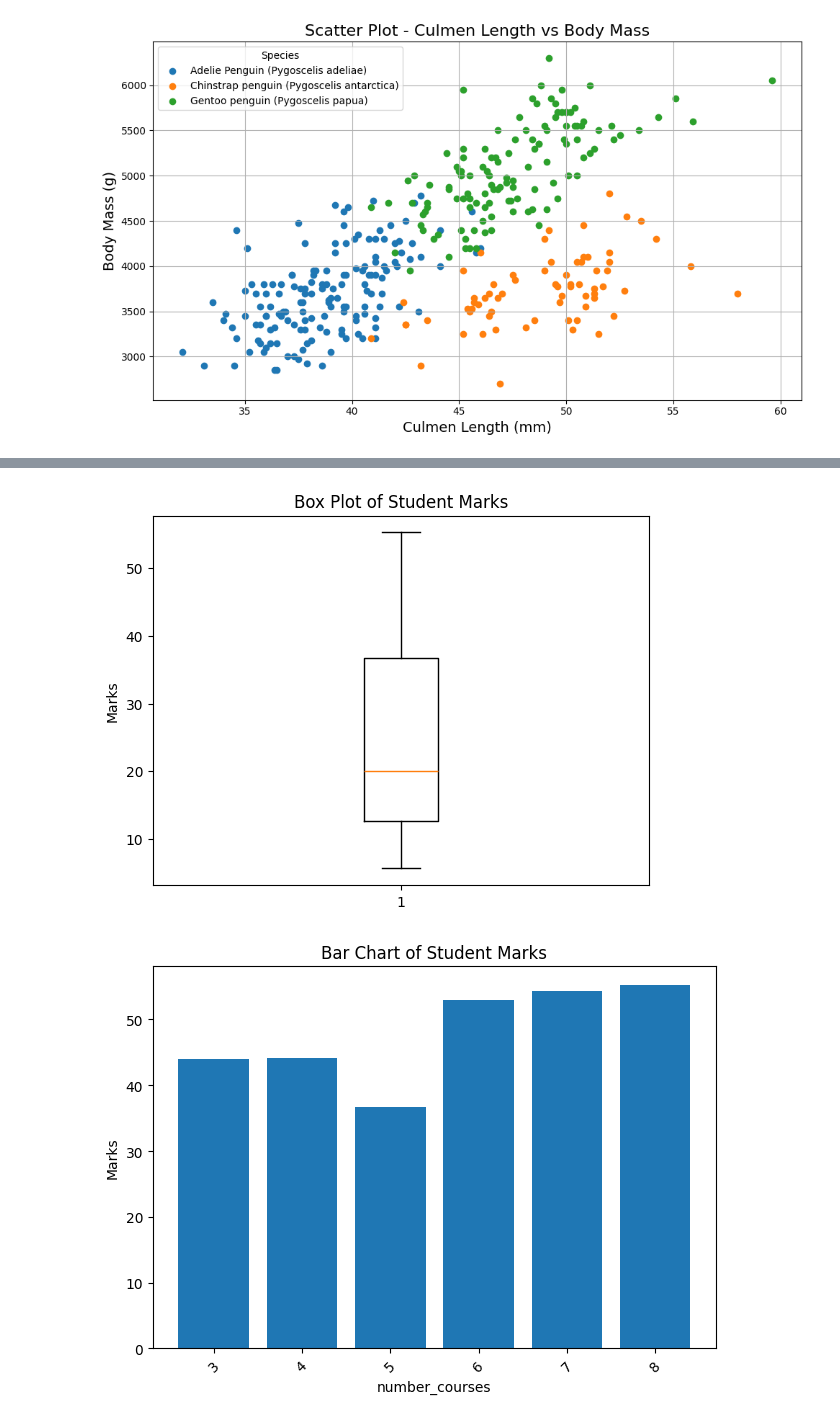
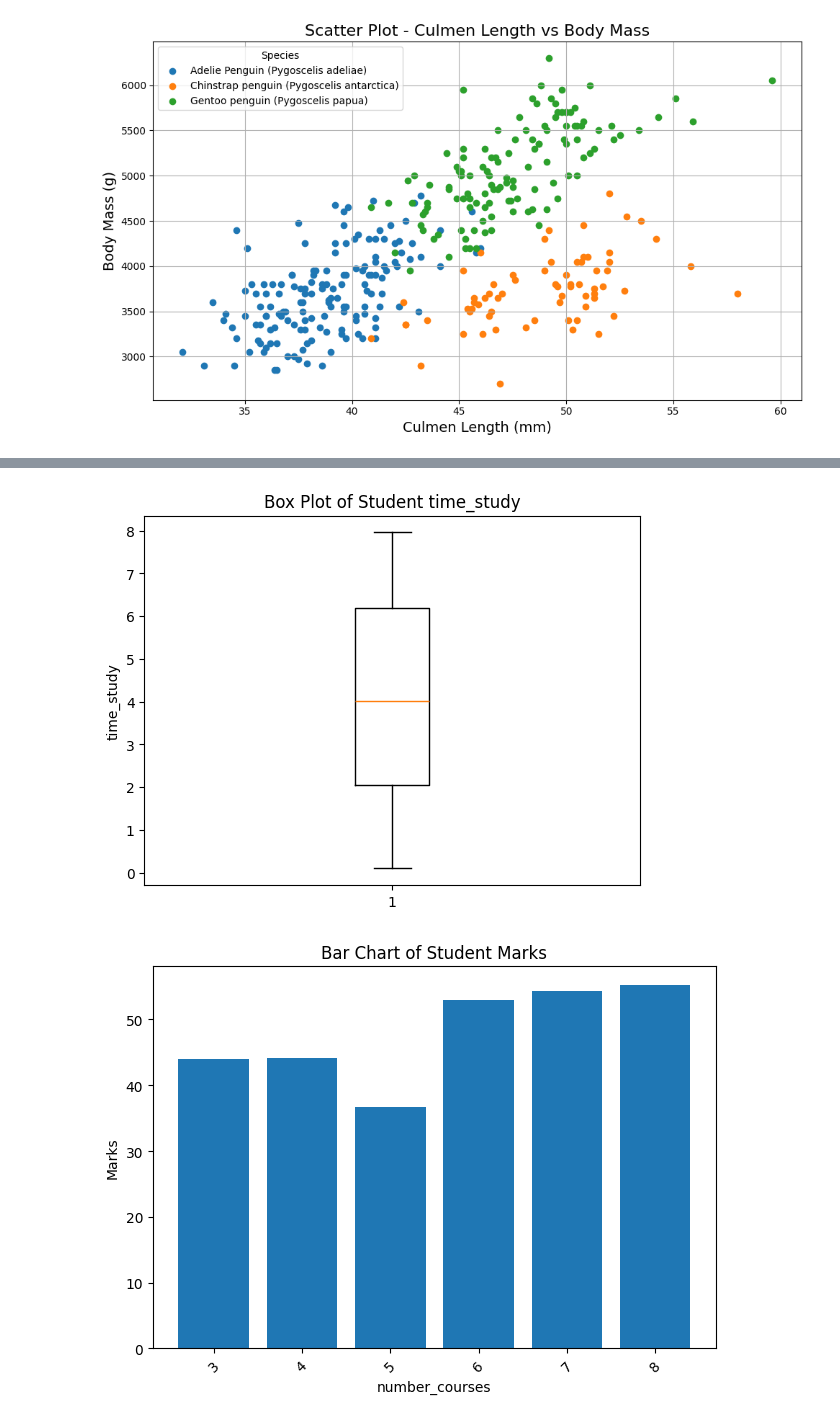
Before and after one commit to Nohan28/aiml, a Jupyter notebook: nohan23CS028.ipynb, the cells around one changed output, grey strips where cells are left out. Cells and saved outputs as stored; diff of their text form; code cells hidden in the pictures.

```diff
--- a/nohan23CS028.ipynb
+++ b/nohan23CS028.ipynb
@@ -1259,15 +1259,15 @@ df.head()
 # %%
 import pandas as pd
 import matplotlib.pyplot as plt
 
 df = pd.read_csv('/content/Student_Marks.csv')  # Change path if needed
 
-plt.boxplot(df['Marks'].dropna())
-plt.title('Box Plot of Student Marks')
-plt.ylabel('Marks')
+plt.boxplot(df['time_study'].dropna())
+plt.title('Box Plot of Student time_study')
+plt.ylabel('time_study')
 plt.show()
 # %% [output]
-[figure, old version]
+[figure, new version]
 # %%
 import pandas as pd
 import matplotlib.pyplot as plt
```
Also changed, not shown: parts of 4 cells of this notebook.
